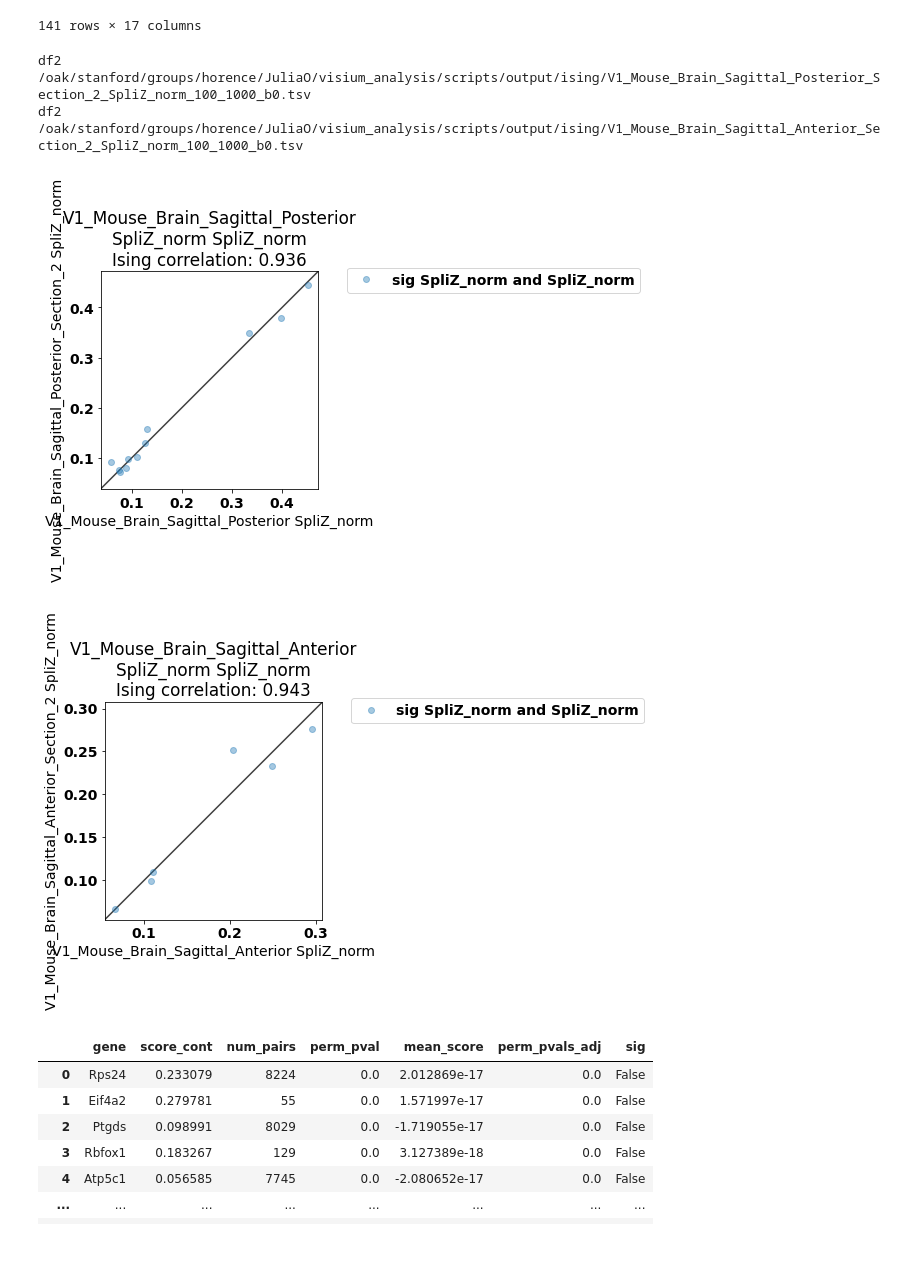
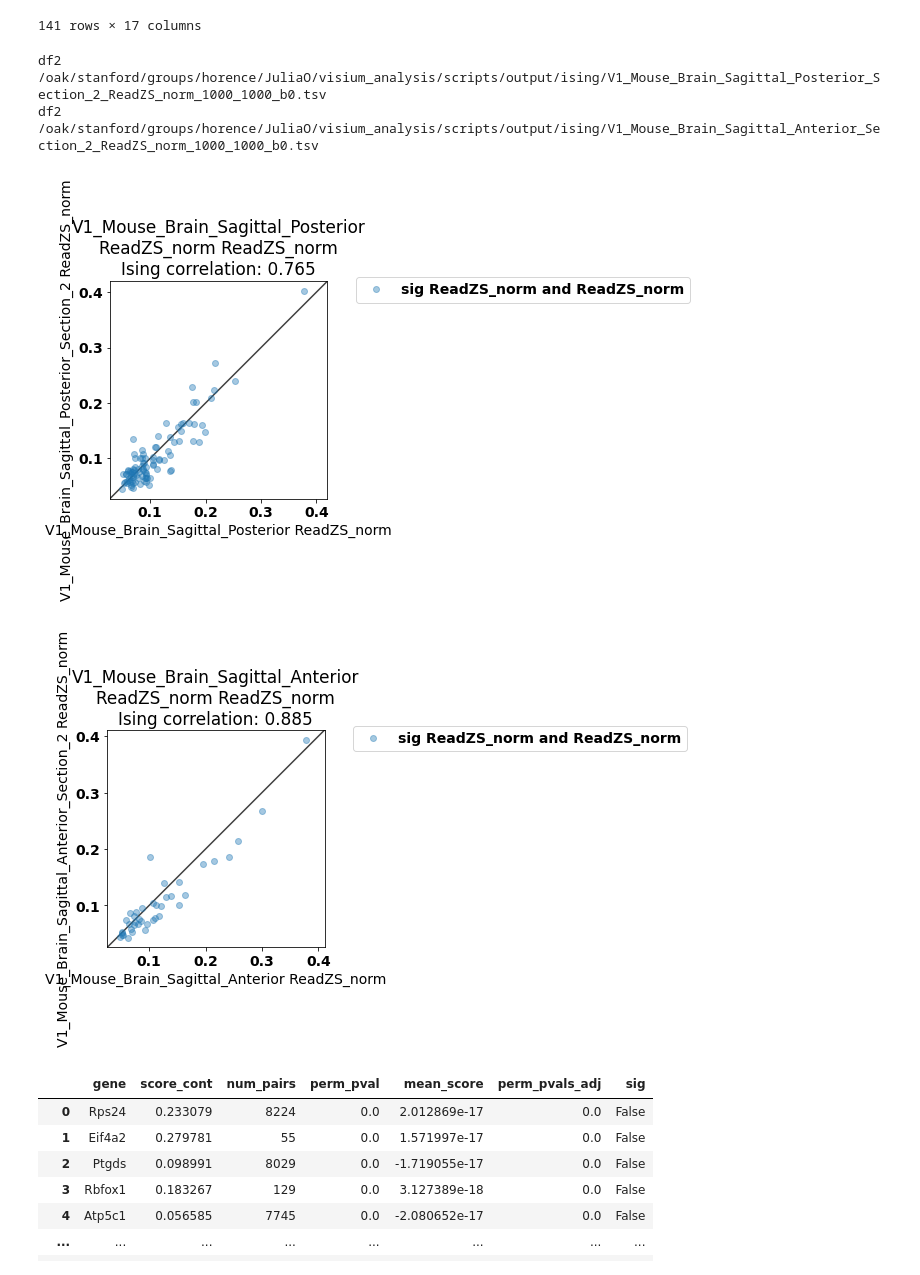
Before and after one commit to juliaolivieri/visium_analysis, a Jupyter notebook: notebooks/analyze_ising.ipynb, the cells around one changed output. Cells and saved outputs as stored; diff of their text form; code cells hidden in the pictures; blank space fills up the shorter version.

```diff
--- a/notebooks/analyze_ising.ipynb
+++ b/notebooks/analyze_ising.ipynb
@@ -193,8 +194,10 @@ for dataname in datanames:
     ax.plot(merged[merged["sig_x"] & ~(merged["sig_y"])]["{}_x".format(plot_col)],merged[merged["sig_x"] & ~(merged["sig_y"])]["{}_y".format(plot_col)],marker="o",linestyle="",alpha = 0.4, label="sig {}, not {}".format(score1,score2))
     ax.plot(merged[~(merged["sig_x"]) & (merged["sig_y"])]["{}_x".format(plot_col)],merged[~(merged["sig_x"]) & merged["sig_y"]]["{}_y".format(plot_col)],marker="o",linestyle="",alpha = 0.4, label="sig {}, not {}".format(score2,score1))
     ax.plot(merged[merged["sig_x"] & merged["sig_y"]]["{}_x".format(plot_col)],merged[merged["sig_x"] & merged["sig_y"]]["{}_y".format(plot_col)],marker="o",linestyle="",alpha = 0.4, label="sig {} and {}".format(score1,score2))
-
-
+    print(dataname1)
+    cross = pd.crosstab(index=merged["sig_x"], columns=merged["sig_y"])
+    display(cross)
+    print(float(cross[cross.index == True][False]/cross[cross.index == True].sum().sum()))
     ax.set_xlabel("\n{} {}".format(dataname1,score1))
     ax.set_ylabel("{} {}\n".format(dataname2,score2))
 
@@ -274,8 +330,10 @@ scores = pd.read_csv("output/make_samplesheet/scores.csv",index_col=0)
 srow = scores.loc[score1]
 srow2 = scores.loc[score2]
 
-
-datanames = ['V1_Mouse_Brain_Sagittal_Posterior','V1_Mouse_Brain_Sagittal_Posterior_Section_2']
+datanames = ['V1_Mouse_Brain_Sagittal_Posterior','V1_Mouse_Brain_Sagittal_Posterior_Section_2',
+       'V1_Mouse_Brain_Sagittal_Anterior',
+       'V1_Mouse_Brain_Sagittal_Anterior_Section_2', 'V1_Mouse_Kidney']
+# datanames = ['V1_Mouse_Brain_Sagittal_Posterior','V1_Mouse_Brain_Sagittal_Posterior_Section_2']
 
 for dataname in datanames:
   try:
@@ -765,14 +828,14 @@ pair_thresh = 1000
 # score1 = "SpliZ_norm"
 # score2 = "SpliZ_resid"
 
-score1 = "SpliZ_norm"
-score2 = "SpliZ_norm"
+# score1 = "SpliZ_norm"
+# score2 = "SpliZ_norm"
 
 # score1 = "SpliZ_resid"
 # score2 = "SpliZ_resid"
 
-# score1 = "ReadZS_norm"
-# score2 = "ReadZS_norm"
+score1 = "ReadZS_norm"
+score2 = "ReadZS_norm"
 
 # score1 = "ReadZS"
 # score2 = "ReadZS"
@@ -852,37 +915,37 @@ for dataname in datanames:
     text_thresh1 = .15
 #     text_thresh1 = 0
     text_thresh2 =0
 
     sig = []
 
     ax.set_title("{}\n{} {}\nIsing correlation: {:.3}".format(dataname1,score1,score2,spearmanr(merged["score_cont_x"],merged["score_cont_y"]).correlation))
 #     for index, row in merged.iterrows():
 #       if (row["score_cont_x"] > row["score_cont_y"]) & (abs(row["score_cont_x"] > text_thresh1)):
 # #       if (abs(row["score_cont_x"]) > text_thresh1) | (abs(row["score_cont_y"]) > text_thresh2) :
 #         print(row[srow["genecol"]])
 #         ax.text(row["score_cont_x"],row["score_cont_y"],row[srow["genecol"]],fontsize=14)
 #   #       print(row[srow["genecol"]])
 #         sig.append(row[srow["genecol"]])
 
     lims = [
         np.min([ax.get_xlim(), ax.get_ylim()]),  # min of both axes
         np.max([ax.get_xlim(), ax.get_ylim()]),  # max of both axes
     ]
     # now plot both limits against eachother
     ax.plot(lims, lims, 'k-', alpha=0.75, zorder=0)
     ax.set_aspect('equal')
     ax.set_xlim(lims)
     ax.set_ylim(lims)
     plt.legend(bbox_to_anchor=(1.1, 1.05))
     fig.savefig("{}{}_{}_{}_{}.png".format(outpath,dataname1,dataname2,score1,score2),bbox_inches="tight")
     fig.show()
 #   except Exception as e:
 #     print(e)
 # %% [output]
-df2 /oak/stanford/groups/horence/JuliaO/visium_analysis/scripts/output/ising/V1_Mouse_Brain_Sagittal_Posterior_Section_2_SpliZ_norm_100_1000_b0.tsv
-df2 /oak/stanford/groups/horence/JuliaO/visium_analysis/scripts/output/ising/V1_Mouse_Brain_Sagittal_Anterior_Section_2_SpliZ_norm_100_1000_b0.tsv
+df2 /oak/stanford/groups/horence/JuliaO/visium_analysis/scripts/output/ising/V1_Mouse_Brain_Sagittal_Posterior_Section_2_ReadZS_norm_1000_1000_b0.tsv
+df2 /oak/stanford/groups/horence/JuliaO/visium_analysis/scripts/output/ising/V1_Mouse_Brain_Sagittal_Anterior_Section_2_ReadZS_norm_1000_1000_b0.tsv
-[figure, old version]
+[figure, new version]
-[figure, old version]
+[figure, new version]
 # %%
 df2
 # %% [output]
```
Also changed, not shown: parts of 6 cells of this notebook, 6 other files.
